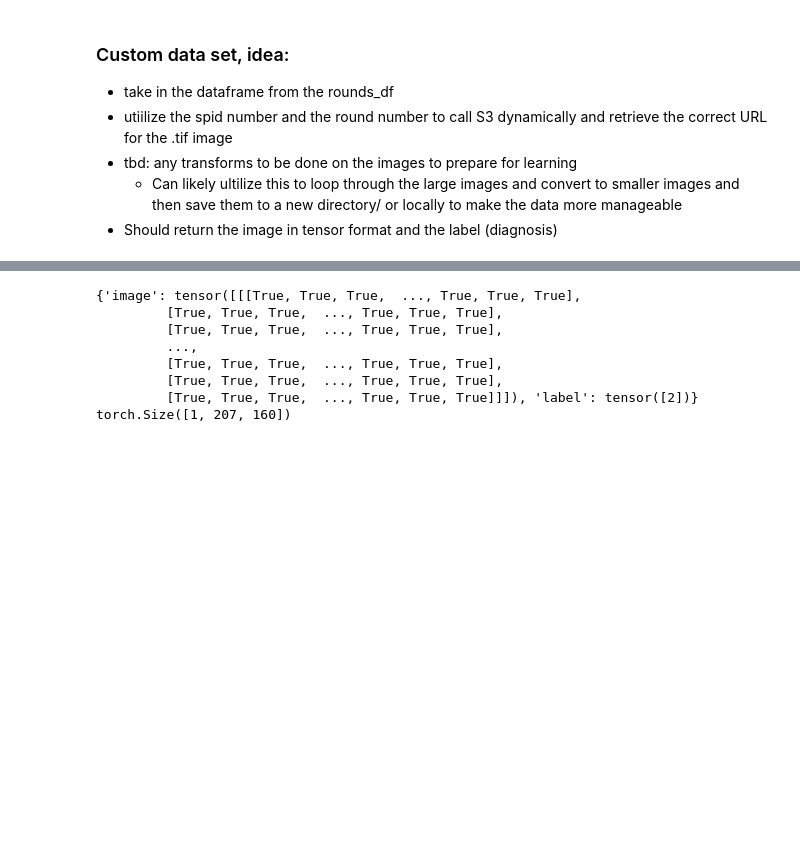
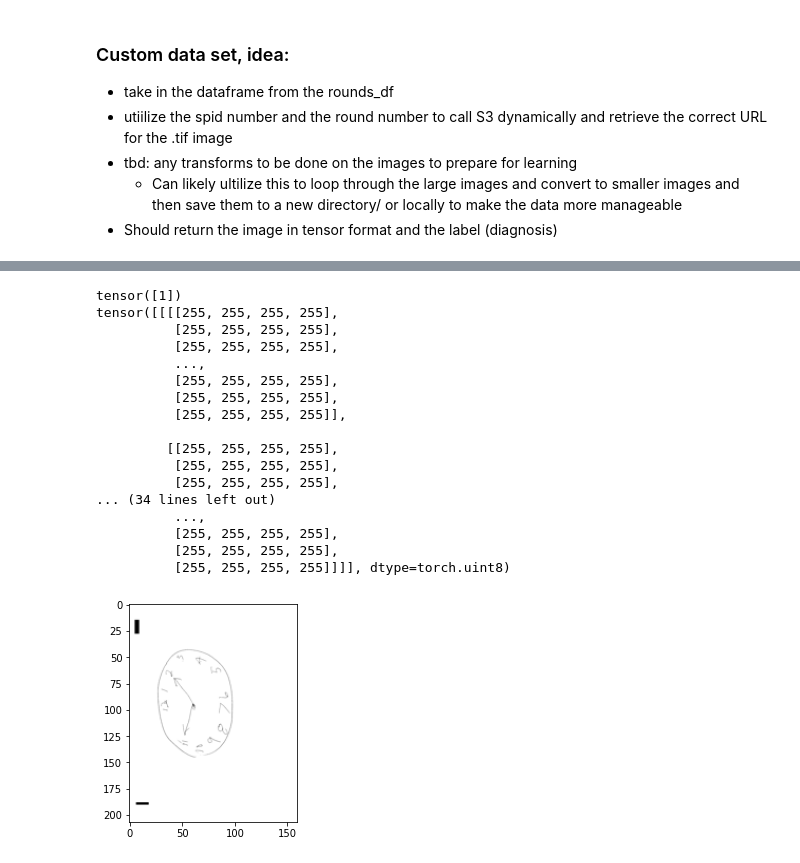
Before and after one commit to ian-byrne/MADSmilestone2, a Jupyter notebook: ian_testingground.ipynb, the cells around one changed output, grey strips where cells are left out. Drawn from its saved outputs; the diff is of its cells as text; code cells hidden in the pictures; blank space fills up the shorter version.

Commit message:
Definited both data sets, uploads thru rd 9

```diff
--- a/ian_testingground.ipynb
+++ b/ian_testingground.ipynb
@@ -97,5 +131,5 @@ Import the text file containing the dictionary of rounds and their spids and leb
 # %%
-file = open("Labeling/roundIdLabelDict.txt", "r")
+file = open("Data/roundIdLabelDict.txt", "r")
 
 contents = file.read()
 round_dict = ast.literal_eval(contents)
@@ -118,0 +218,14 @@ for tup in test_dict[1]:
+# %%
+data = ClockImages(10, round_dict[10])
+clock_dataloader = DataLoader(dataset=data)
+for sample in tqdm(clock_dataloader):
+
+    # convert from tensor to array
+    im_arr = np.asarray(sample['image'][0])
+
+    # convert back to image
+    im = Image.fromarray(im_arr)
+
+    # save image locally to upload
+    im.save("im2upload.tif", "TIFF")
+    s3_upload("im2upload.tif", 'test-bucket-clockids-aicrowd', sample["name"][0])
@@ -119,6 +251,6 @@ for tup in test_dict[1]:
 # %%
-class ClockImages(Dataset):
-    """Original large format clock drawing dataset"""
+class ResizedClocks(Dataset):
+    """Resized clock drawing dataset"""
 
     def __init__(self, round, round_labels):
         """
@@ -128,24 +260,23 @@ class ClockImages(Dataset):
         """
         self.round = round
         self.vals = round_labels
-        self.client = boto3.client('s3', aws_access_key_id=pubkey, aws_secret_access_key=seckey)
-
+        self.client = boto3.client('s3',
+                                    aws_access_key_id=pubkey,
+                                    aws_secret_access_key=seckey)
 
     def __len__(self):
         return len(self.vals)
 
-
     def __getitem__(self, idx):
         spid = self.vals[idx][0]
         label = self.vals[idx][1]
-        bucket = f"clockdrawingimages{self.round}"
-        obj_name = f"{spid}.tif"
+        bucket = "test-bucket-clockids-aicrowd"
+        obj_name = f"{self.round}_{spid}.tif"
 
         client.download_file(bucket, obj_name, obj_name)
 
         im = Image.open(obj_name)
         im = np.array(im)
-        small_im = im.resize(207, 160)
 
         sample = {'image': im, 'label': label}
 
@@ -171,14 +283,0 @@ print(f"{data.vals[0][0]}.tif")
-# %%
-clock_dataloader = torch.utils.data.DataLoader(dataset=data)
-for sample in clock_dataloader:
-    print(sample) # idk what this will output but if it works it should output something
-    print(sample['image'].size())
-# %% [output]
-{'image': tensor([[[True, True, True,  ..., True, True, True],
-         [True, True, True,  ..., True, True, True],
-         [True, True, True,  ..., True, True, True],
-         ...,
-         [True, True, True,  ..., True, True, True],
-         [True, True, True,  ..., True, True, True],
-         [True, True, True,  ..., True, True, True]]]), 'label': tensor([2])}
-torch.Size([1, 207, 160])
@@ -187,0 +284,26 @@ torch.Size([1, 207, 160])
+# %%
+data = ResizedClocks(8, round_dict[8][:1])
+resize_dataloader = DataLoader(dataset=data)
+for sample in tqdm(resize_dataloader):
+    print(sample["label"])
+    print(sample['image'])
+    plt.imshow(np.asarray(sample["image"][0]))
+# %% [output]
+tensor([1])
+tensor([[[[255, 255, 255, 255],
+          [255, 255, 255, 255],
+          [255, 255, 255, 255],
+          ...,
+          [255, 255, 255, 255],
+          [255, 255, 255, 255],
+          [255, 255, 255, 255]],
+
+         [[255, 255, 255, 255],
+          [255, 255, 255, 255],
+          [255, 255, 255, 255],
+... (34 lines left out)
+          ...,
+          [255, 255, 255, 255],
+          [255, 255, 255, 255],
+          [255, 255, 255, 255]]]], dtype=torch.uint8)
+[figure, added]
```
Also changed, not shown: parts of 24 cells of this notebook.
